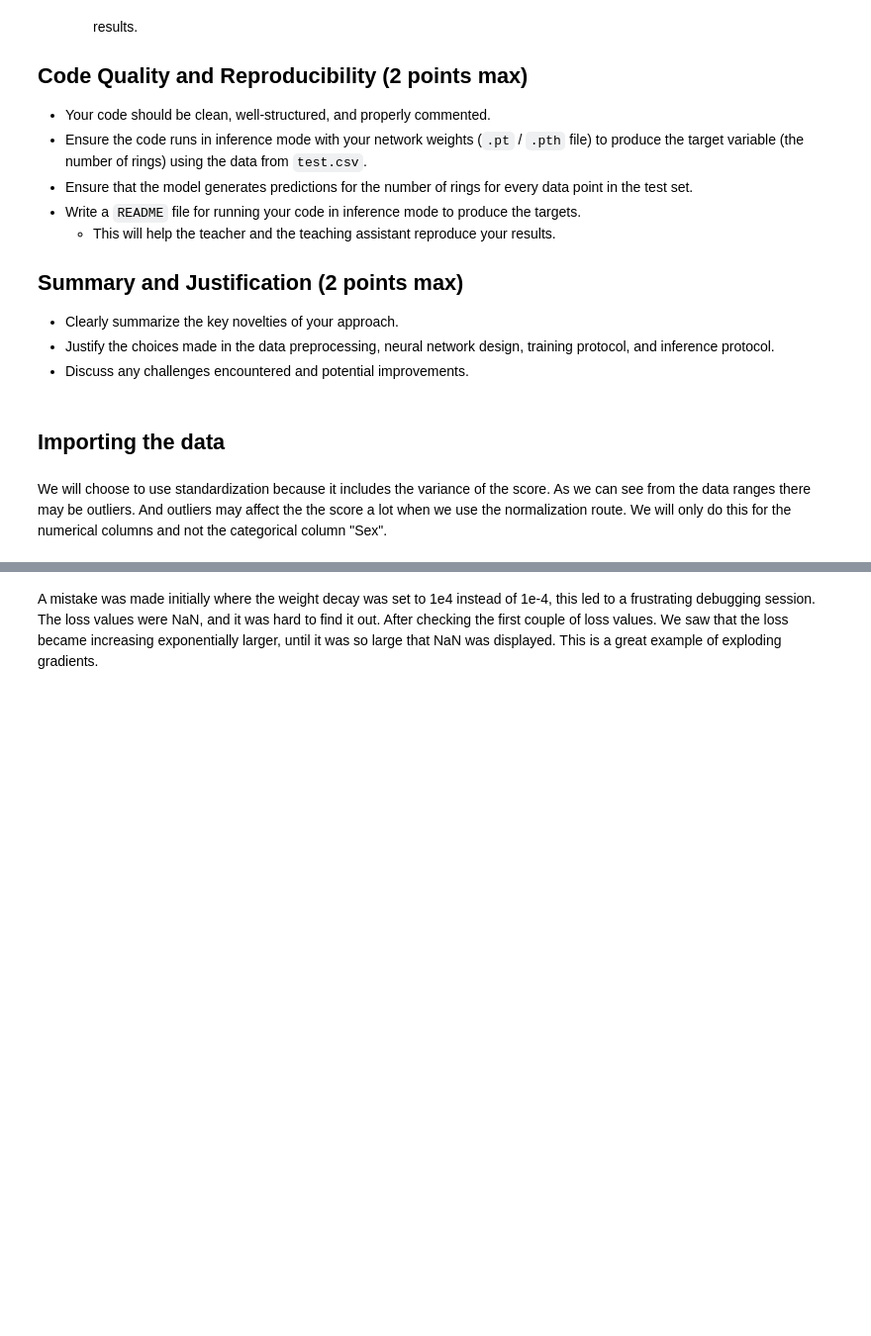
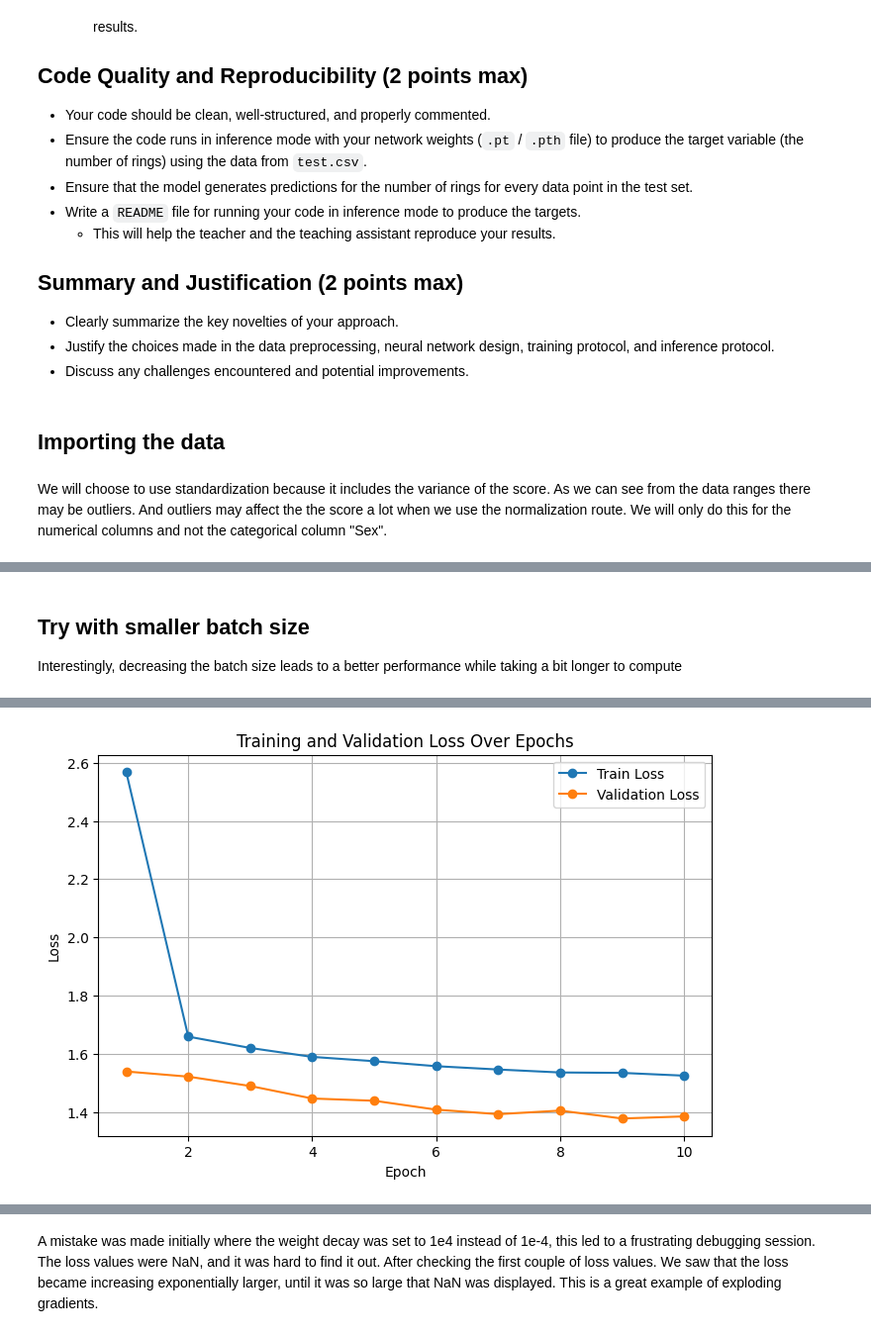
Before and after one commit to mehdigreefhorst/DeepLearning1stAssignment-abalone, a Jupyter notebook: Assignment-1.ipynb, the cells around one changed output, grey strips where cells are left out. Shown: that part at 99% size. Saved outputs shown, nothing was run; the diff lists cells and outputs as text; code cells hidden in the pictures; blank space fills up the shorter version.

```diff
--- a/Assignment-1.ipynb
+++ b/Assignment-1.ipynb
@@ -170,0 +205,21 @@ Saved Best Model
+# %% [markdown]
+## Try with smaller batch size
+
+Interestingly, decreasing the batch size leads to a better performance while taking a bit longer to compute
+# %%
+trainloader, valloader, testloader = load_data(batch_size=1)
+model_abalone = AbaloneNetwork(10, 10, 1)
+device = torch.device("cpu")
+model_abalone.to(device)
+criterion_l1 = nn.L1Loss()
+optimizer_sgd = optim.SGD(model_abalone.parameters(), lr=5e-3, weight_decay=1e-6)
+epochs = 10
+train_loss_list, val_loss_list, epochs_done = train_setup_epochs(train_loader = trainloader,
+                                                    val_loader=valloader,
+                                                    model=model_abalone,
+                                                    optimizer=optimizer_sgd,
+                                                    device=device,
+                                                    criterion=criterion_l1,
+                                                    num_epochs=epochs)
+plot_figure(epochs_done, train_loss_list, val_loss_list)
+# %% [output]
@@ -170,0 +244 @@ Saved Best Model
+[figure, added]
```
Also changed, not shown: parts of 27 cells of this notebook, 7 other files.
